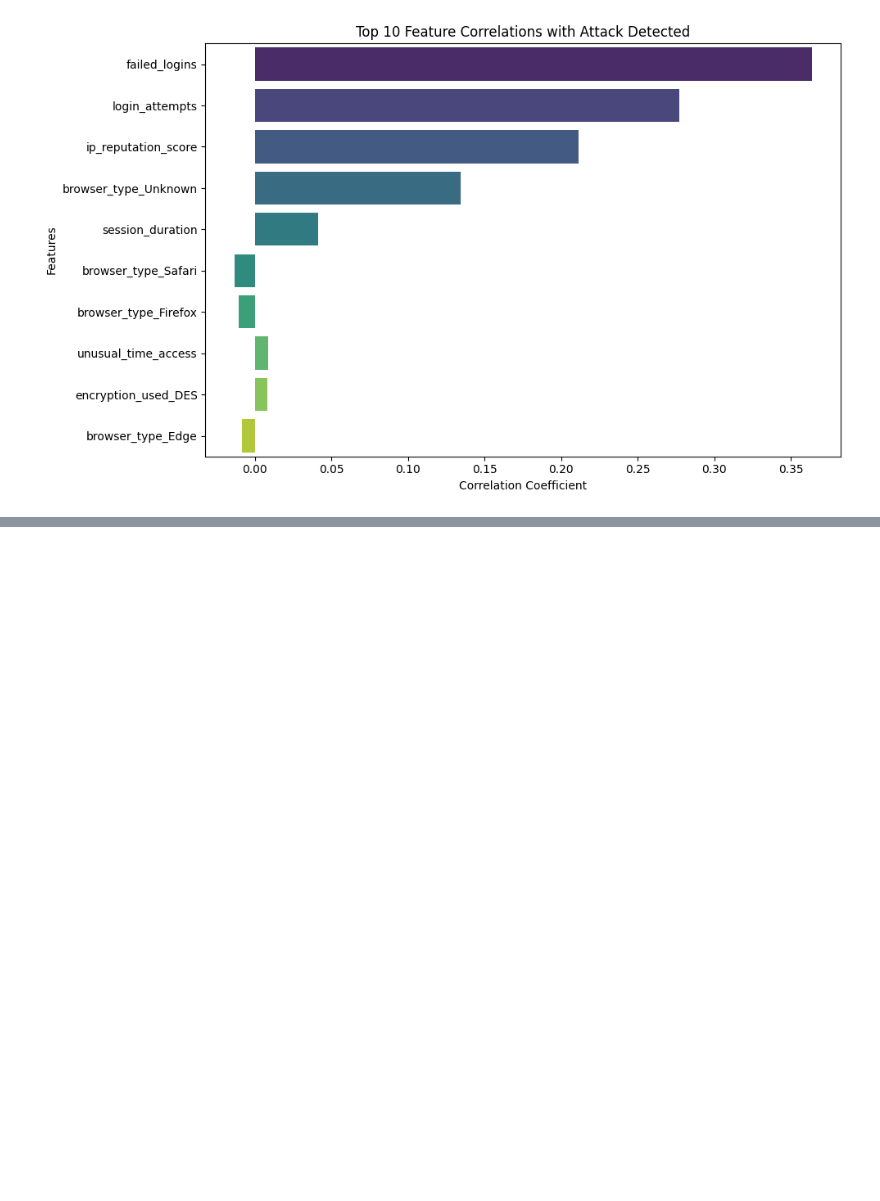
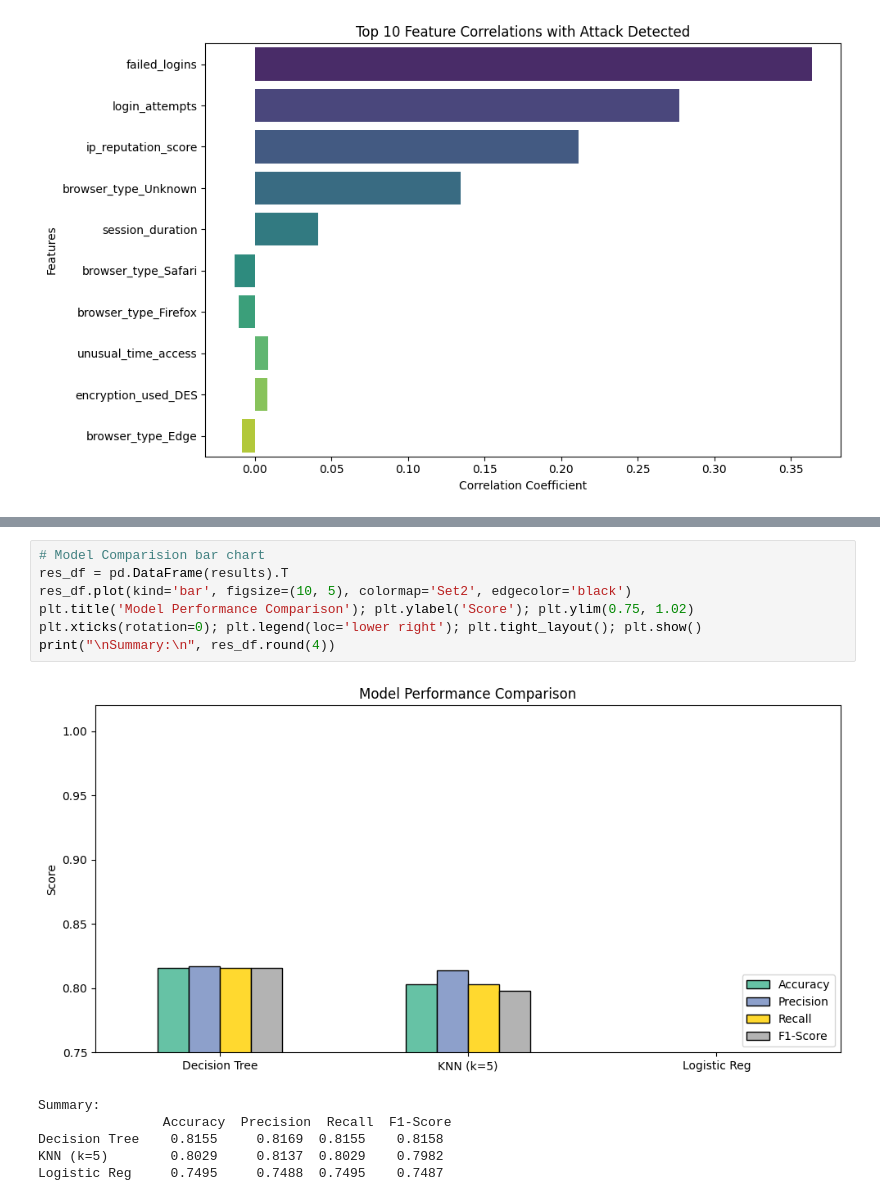
Before and after one commit to abusaleh917/Practice, a Jupyter notebook: Assaignment_6.ipynb, the cells around one changed output, grey strips where cells are left out. Saved outputs shown, nothing was run; the diff lists cells and outputs as text; blank space fills up the shorter version.

```diff
--- a/Assaignment_6.ipynb
+++ b/Assaignment_6.ipynb
@@ -145,0 +233,14 @@ Passing `palette` without assigning `hue` is deprecated and will be removed in v
+# %%
+# Model Comparision bar chart
+res_df = pd.DataFrame(results).T
+res_df.plot(kind='bar', figsize=(10, 5), colormap='Set2', edgecolor='black')
+plt.title('Model Performance Comparison'); plt.ylabel('Score'); plt.ylim(0.75, 1.02)
+plt.xticks(rotation=0); plt.legend(loc='lower right'); plt.tight_layout(); plt.show()
+print("\nSummary:\n", res_df.round(4))
+# %% [output]
+[figure, added]
+Summary:
+                Accuracy  Precision  Recall  F1-Score
+Decision Tree    0.8155     0.8169  0.8155    0.8158
+KNN (k=5)        0.8029     0.8137  0.8029    0.7982
+Logistic Reg     0.7495     0.7488  0.7495    0.7487
```
Also changed, not shown: parts of 7 cells of this notebook.
